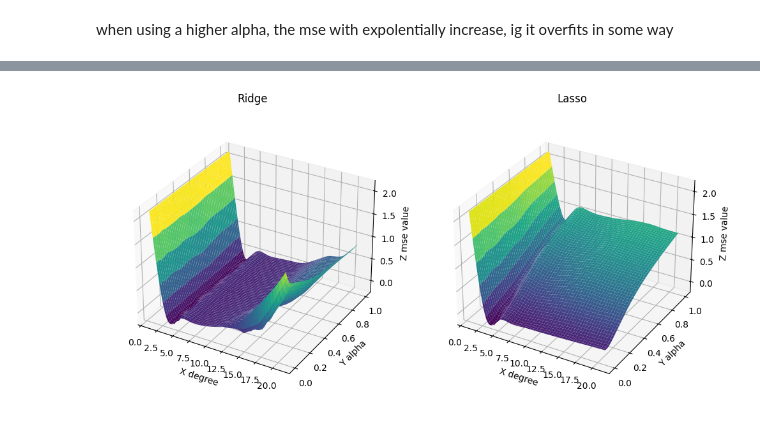
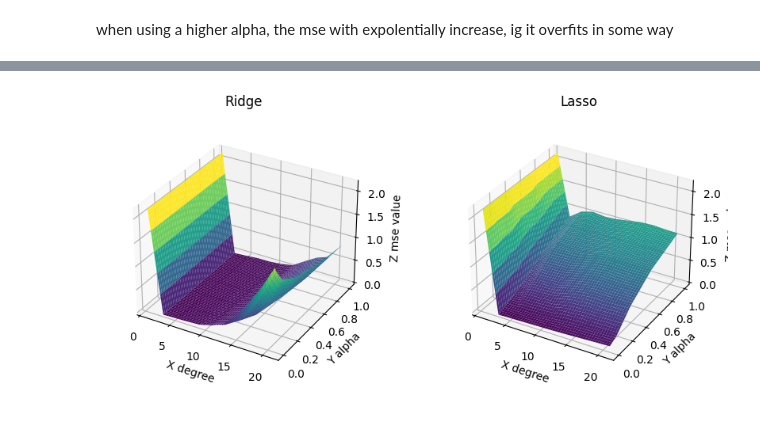
Before and after one commit to vhrollo/3-semester, a Jupyter notebook: INF264/homework/homework4.ipynb, the cells around one changed output, grey strips where cells are left out. Cells and saved outputs as stored; diff of their text form; code cells hidden in the pictures.

```diff
--- a/INF264/homework/homework4.ipynb
+++ b/INF264/homework/homework4.ipynb
@@ -316,33 +299,33 @@ degrees_fine = np.linspace(degrees.min(), degrees.max(), 200)
 alphas_fine = np.linspace(alphas.min(), alphas.max(), 200)
 X, Y = np.meshgrid(degrees_fine, alphas_fine)
 
-Z = griddata((degrees, alphas), log_mse , (X, Y), method='cubic')
-Z2 = griddata((degrees, alphas), log_mse2, (X, Y), method='cubic')
+Z = griddata((degrees, alphas), log_mse , (X, Y), method='linear')
+Z2 = griddata((degrees, alphas), log_mse2, (X, Y), method='linear')
 
 fig = plt.figure(figsize=(10, 5))
 ax1 = fig.add_subplot(121, projection='3d')
 ax2 = fig.add_subplot(122, projection='3d')
 
 ax1.plot_surface(X, Y, Z, cmap='viridis')
 ax1.set_xlabel('X degree')
 ax1.set_ylabel('Y alpha')
 ax1.set_zlabel('Z mse value')
 ax1.set_box_aspect(None, zoom=0.90) # the stupid z label got cropped for some reason
 ax1.set_title('Ridge')
 
 ax2.plot_surface(X, Y, Z2, cmap='viridis')
 ax2.set_xlabel('X degree')
 ax2.set_ylabel('Y alpha')
 ax2.set_zlabel('Z mse value')
 ax2.set_box_aspect(None, zoom=0.90) # the stupid z label got cropped for some reason
 ax2.set_title('Lasso')
 
 plt.show()
 # aslo dont mind how many times i ran this cell,
 # either it got cropped on the right or the whitespace on the left got too big
 # true debugging rabbithole >:(
 # matplotlib is a pain
 # and stupid.
 # but plot turned out cool enough
 # %% [output]
-[figure, old version]
+[figure, new version]
```
Also changed, not shown: parts of 3 cells of this notebook, 5 other files.
